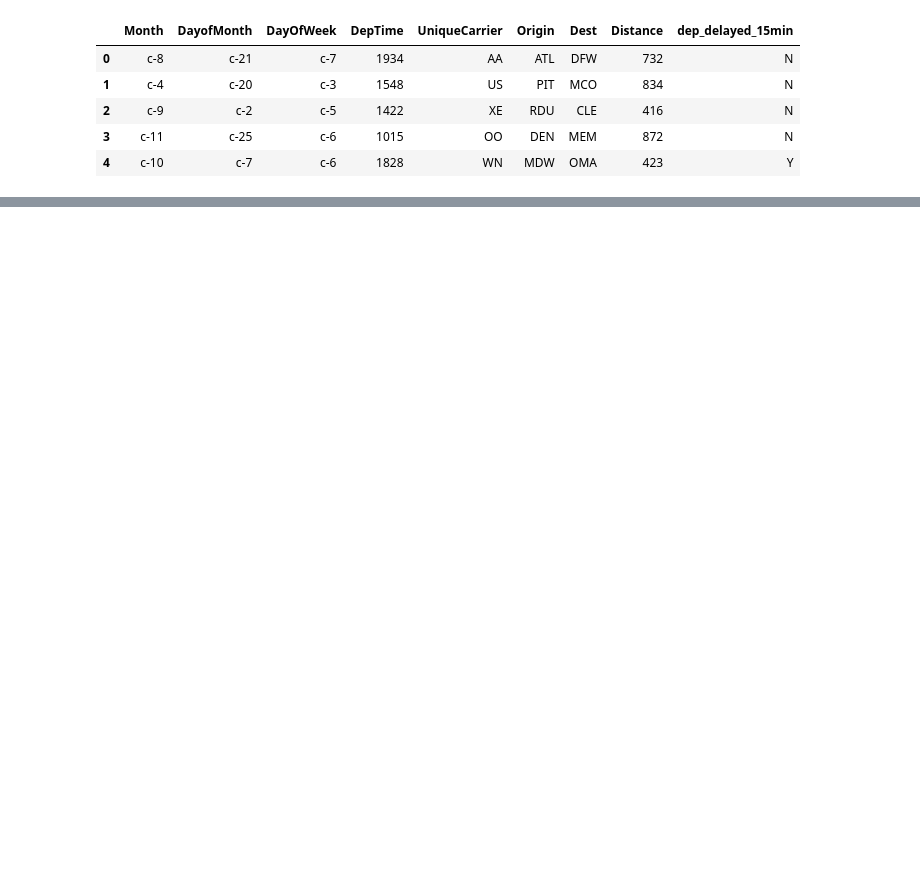
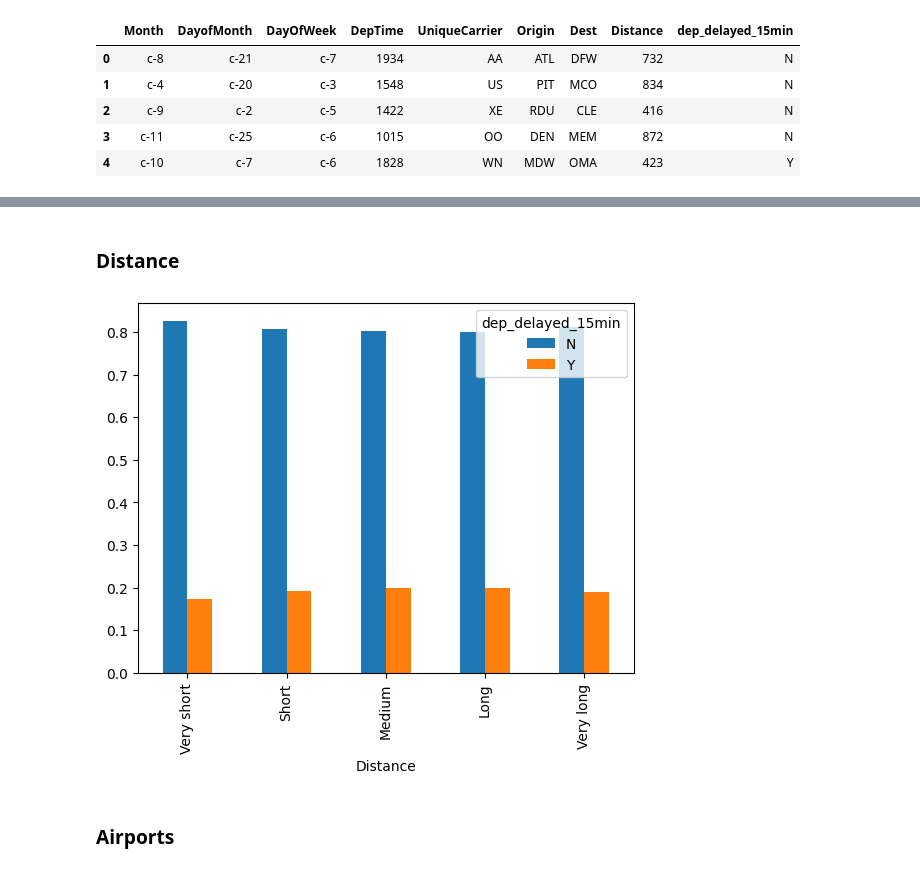
Before and after one commit to MatteoFasulo/BayesianHeartDisease, a Jupyter notebook: notebook.ipynb, the cells around one changed output, grey strips where cells are left out. Saved outputs shown, nothing was run; the diff lists cells and outputs as text; code cells hidden in the pictures; blank space fills up the shorter version.

```diff
--- a/notebook.ipynb
+++ b/notebook.ipynb
@@ -13,0 +67,12 @@ df.head()
+# %% [markdown]
+### Distance
+# %%
+df['Distance'] = pd.qcut(x=data['Distance'], q=5, labels=['Very short', 'Short', 'Medium', 'Long', 'Very long'])
+# %%
+df[['Distance', 'dep_delayed_15min']].groupby(
+    'Distance').value_counts(normalize=True).unstack().plot(kind='bar', stacked=False)
+plt.show()
+# %% [output]
+[figure, added]
+# %% [markdown]
+### Airports
```
Also changed, not shown: parts of 36 cells of this notebook, 1 other file.
